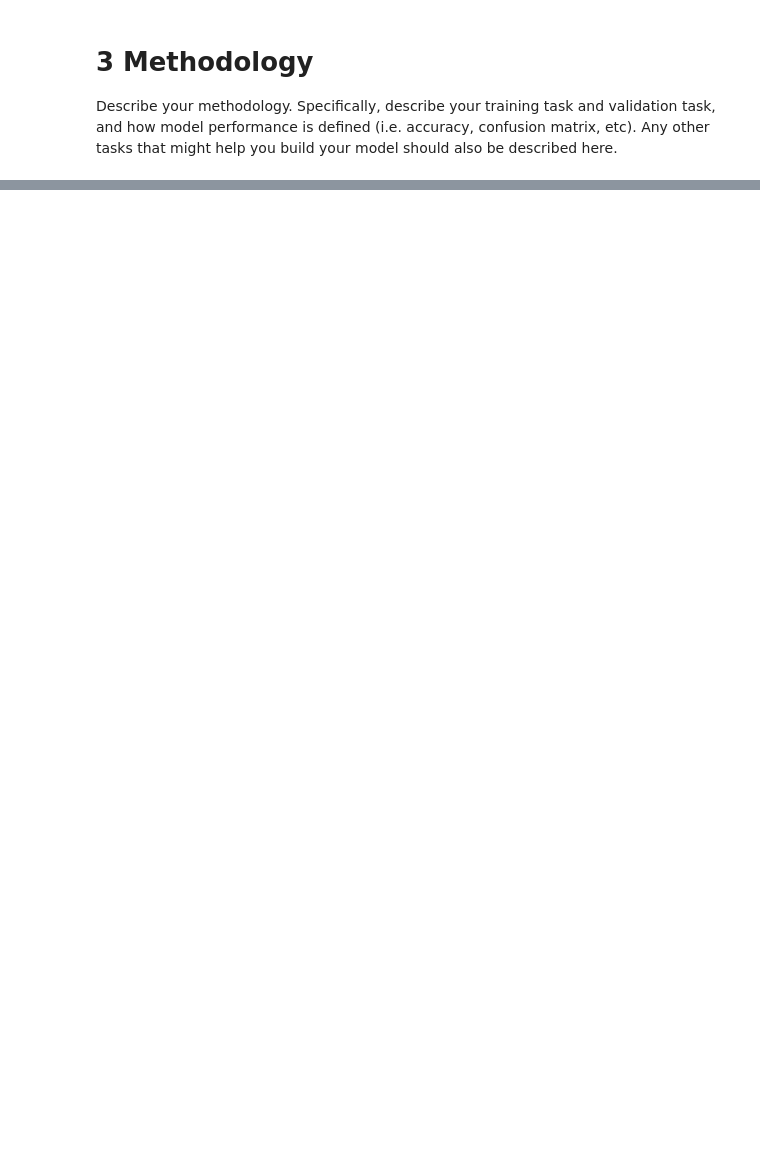
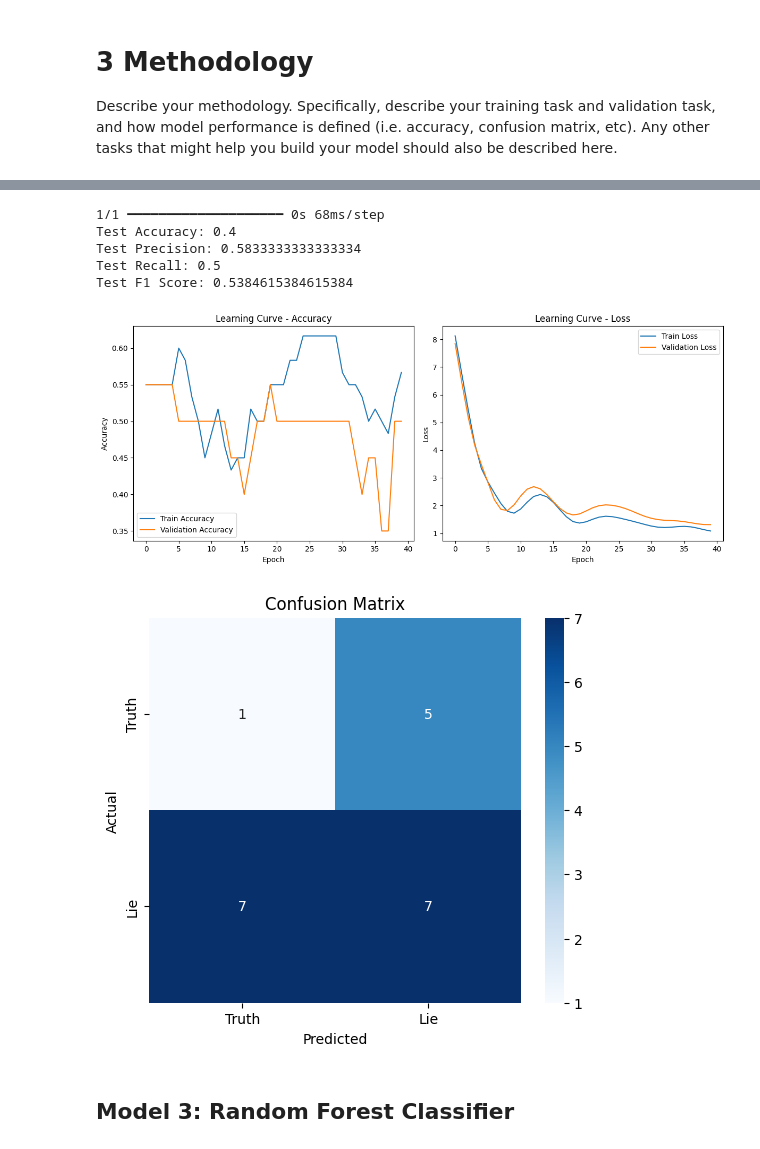
Before and after one commit to mariampinel/Deception-Detector, a Jupyter notebook: ECS7020P_miniproject_2425.ipynb, the cells around one changed output, grey strips where cells are left out. Saved outputs shown, nothing was run; the diff lists cells and outputs as text; code cells hidden in the pictures; blank space fills up the shorter version.

```diff
--- a/ECS7020P_miniproject_2425.ipynb
+++ b/ECS7020P_miniproject_2425.ipynb
@@ -883,0 +615,64 @@ Acknowledge others here (books, papers, repositories, libraries, tools)
+# %%
+# Model 2: Results
+from sklearn.metrics import accuracy_score, precision_score, recall_score, f1_score, confusion_matrix
+from sklearn.preprocessing import LabelEncoder
+from sklearn.metrics import ConfusionMatrixDisplay
+# Step 7: Predictions for the test set
+test_preds_cnn  = CNN_model.predict(X_test_features)
+test_preds_cnn  = np.argmax(test_preds_cnn , axis=1)  # Convert from one-hot encoding to labels
+
+# Step 8: Calculate accuracy, recall, precision, and F1 scores
+test_accuracy = accuracy_score(y_test_segments, test_preds_cnn )
+test_precision = precision_score(y_test_segments, test_preds_cnn )
+test_recall = recall_score(y_test_segments, test_preds_cnn )
+test_f1 = f1_score(y_test_segments, test_preds_cnn )
+
+print(f"Test Accuracy: {test_accuracy}")
+print(f"Test Precision: {test_precision}")
+print(f"Test Recall: {test_recall}")
+print(f"Test F1 Score: {test_f1}")
+
+# Step 9: Plot learning curves (accuracy and loss over epochs)
+plt.figure(figsize=(12, 5))
+
+# Plot training & validation accuracy values
+plt.subplot(1, 2, 1)
+plt.plot(cnn_results.history['accuracy'], label='Train Accuracy')
+plt.plot(cnn_results.history['val_accuracy'], label='Validation Accuracy')
+plt.title('Learning Curve - Accuracy')
+plt.xlabel('Epoch')
+plt.ylabel('Accuracy')
+plt.legend()
+
+# Plot training & validation loss values
+plt.subplot(1, 2, 2)
+plt.plot(cnn_results.history['loss'], label='Train Loss')
+plt.plot(cnn_results.history['val_loss'], label='Validation Loss')
+plt.title('Learning Curve - Loss')
+plt.xlabel('Epoch')
+plt.ylabel('Loss')
+plt.legend()
+
+plt.tight_layout()
+plt.show()
+
+# Step 10: Plot confusion matrix
+conf_matrix = confusion_matrix(y_test_segments, test_preds_cnn)
+
+# Plot the confusion matrix using a heatmap
+plt.figure(figsize=(6, 5))
+sns.heatmap(conf_matrix, annot=True, fmt='d', cmap='Blues', xticklabels=['Truth', 'Lie'], yticklabels=['Truth', 'Lie'])
+plt.title('Confusion Matrix')
+plt.xlabel('Predicted')
+plt.ylabel('Actual')
+plt.show()
+# %% [output]
+1/1 ━━━━━━━━━━━━━━━━━━━━ 0s 68ms/step
+Test Accuracy: 0.4
+Test Precision: 0.5833333333333334
+Test Recall: 0.5
+Test F1 Score: 0.5384615384615384
+[figure, added]
+[figure, added]
+# %% [markdown]
+## Model 3: Random Forest Classifier
```
Also changed, not shown: parts of 83 cells of this notebook.
